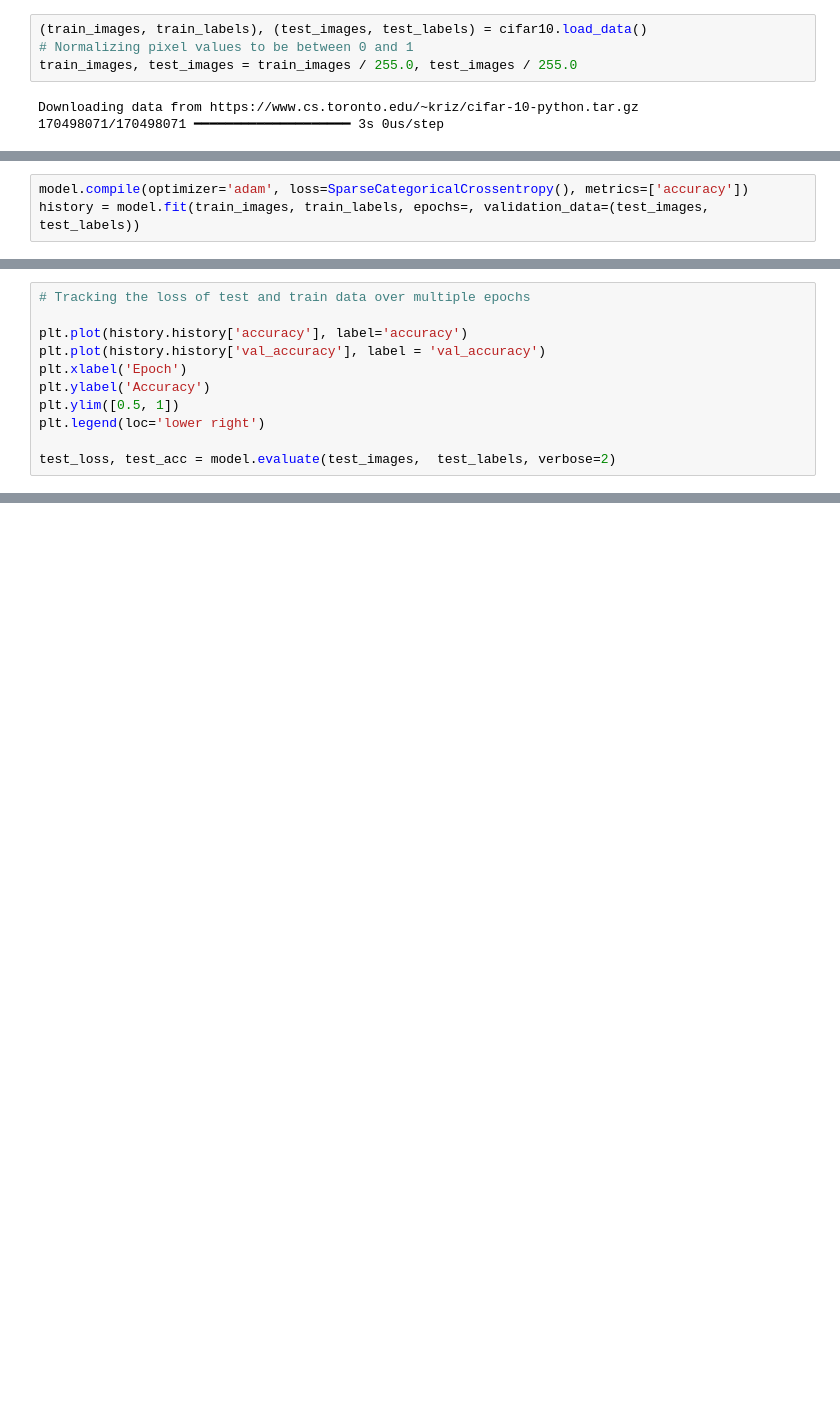
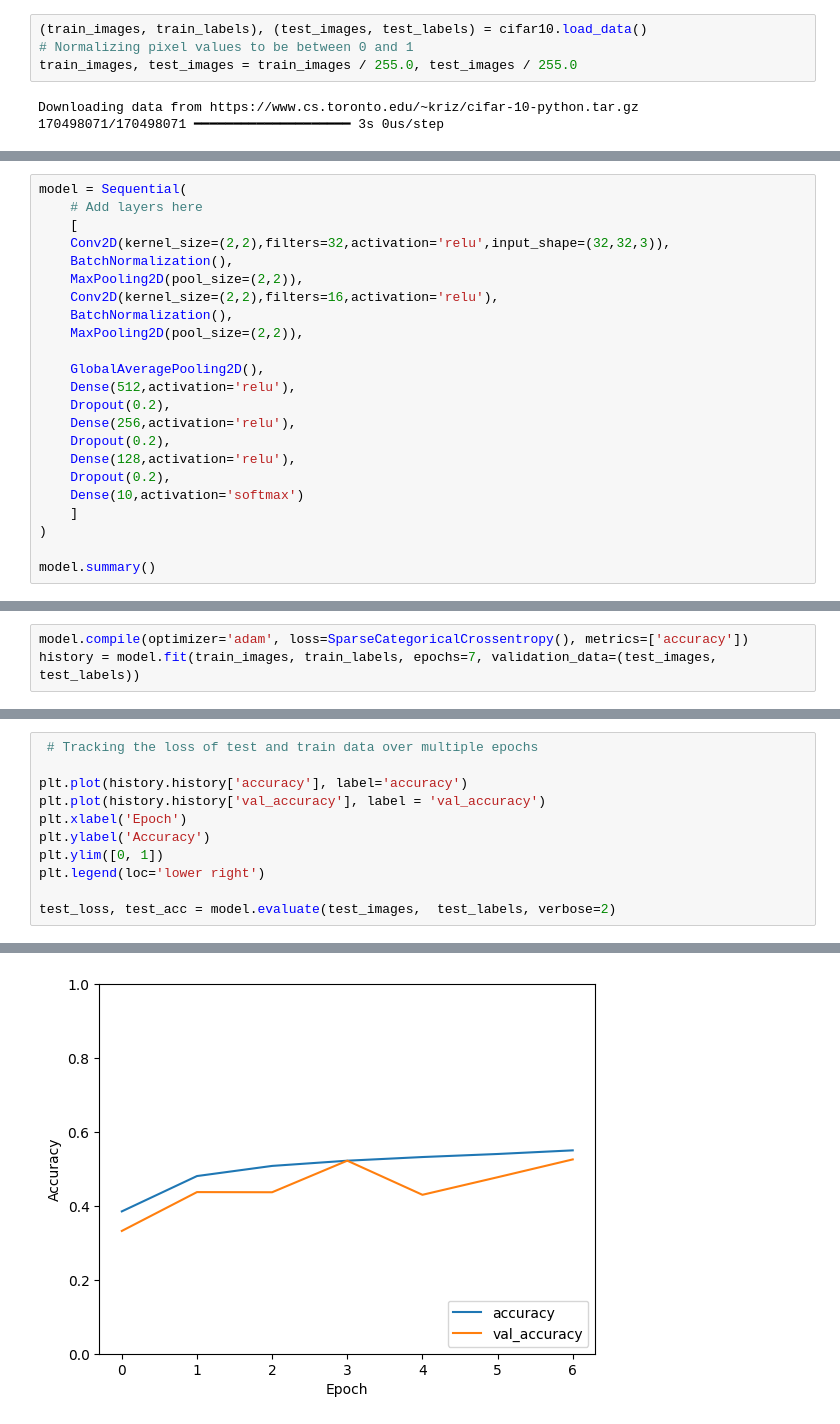
Before and after one commit to SyAkuma/Data-DaVinci, a Jupyter notebook: Week 3/CNN.ipynb, the cells around one changed output, grey strips where cells are left out. Saved outputs shown, nothing was run; the diff lists cells and outputs as text; blank space fills up the shorter version.

```diff
--- a/Week 3/CNN.ipynb
+++ b/Week 3/CNN.ipynb
@@ -34,0 +31,23 @@ model.summary()
+# %%
+model = Sequential(
+    # Add layers here
+    [
+    Conv2D(kernel_size=(2,2),filters=32,activation='relu',input_shape=(32,32,3)),
+    BatchNormalization(),
+    MaxPooling2D(pool_size=(2,2)),
+    Conv2D(kernel_size=(2,2),filters=16,activation='relu'),
+    BatchNormalization(),
+    MaxPooling2D(pool_size=(2,2)),
+
+    GlobalAveragePooling2D(),
+    Dense(512,activation='relu'),
+    Dropout(0.2),
+    Dense(256,activation='relu'),
+    Dropout(0.2),
+    Dense(128,activation='relu'),
+    Dropout(0.2),
+    Dense(10,activation='softmax')
+    ]
+)
+
+model.summary()
@@ -35,3 +76,3 @@ model.summary()
 # %%
 model.compile(optimizer='adam', loss=SparseCategoricalCrossentropy(), metrics=['accuracy'])
-history = model.fit(train_images, train_labels, epochs=, validation_data=(test_images, test_labels))
+history = model.fit(train_images, train_labels, epochs=7, validation_data=(test_images, test_labels))
@@ -38,11 +94,12 @@ history = model.fit(train_images, train_labels, epochs=, validation_data=(test_i
 # %%
-# Tracking the loss of test and train data over multiple epochs
+ # Tracking the loss of test and train data over multiple epochs
 
 plt.plot(history.history['accuracy'], label='accuracy')
 plt.plot(history.history['val_accuracy'], label = 'val_accuracy')
 plt.xlabel('Epoch')
 plt.ylabel('Accuracy')
-plt.ylim([0.5, 1])
+plt.ylim([0, 1])
 plt.legend(loc='lower right')
 
 test_loss, test_acc = model.evaluate(test_images,  test_labels, verbose=2)
+# %% [output]
@@ -49,2 +107,3 @@ test_loss, test_acc = model.evaluate(test_images,  test_labels, verbose=2)
+[figure, added]
 # %%
 print(test_acc)
```
Also changed, not shown: parts of 7 cells of this notebook.
